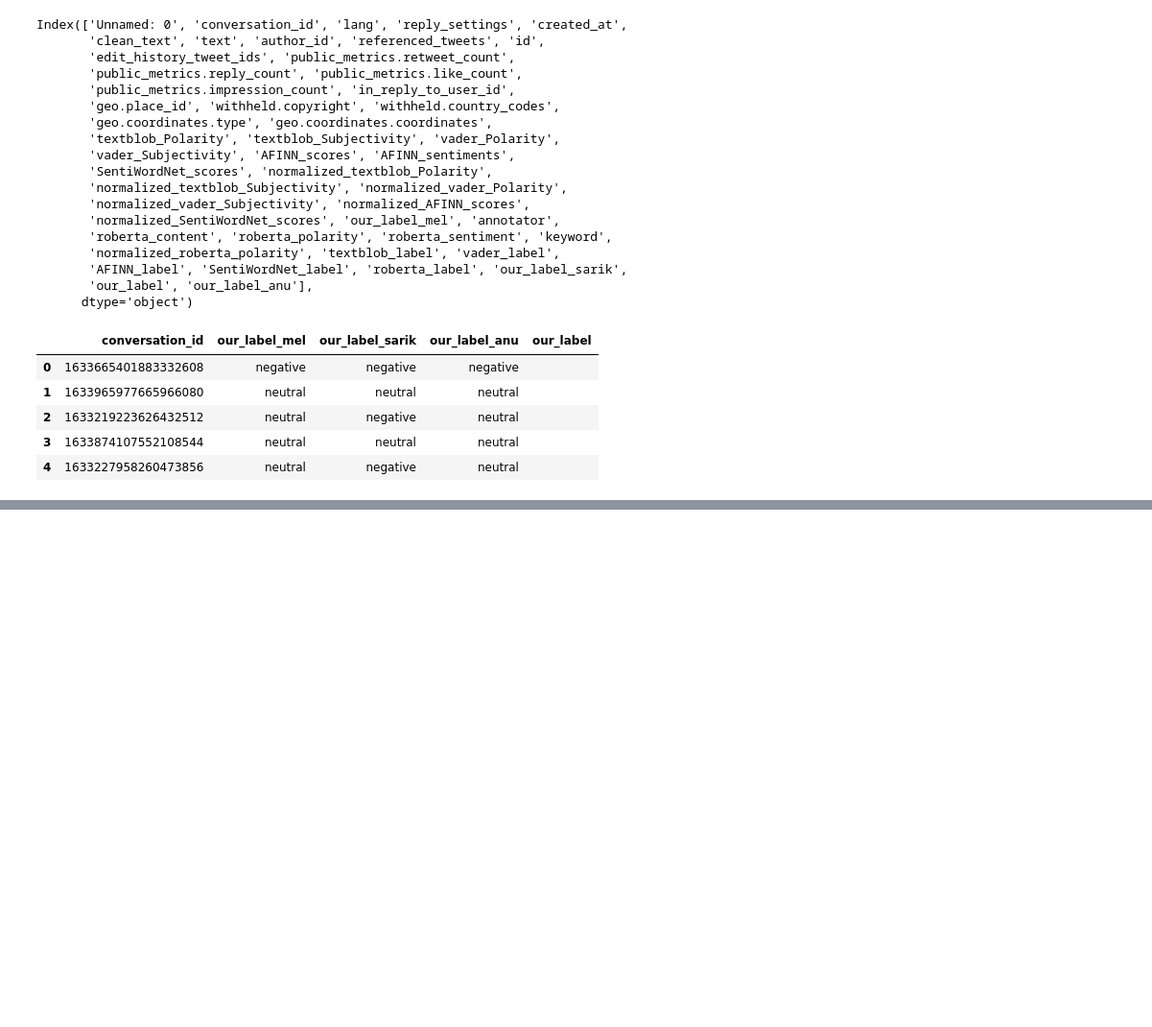
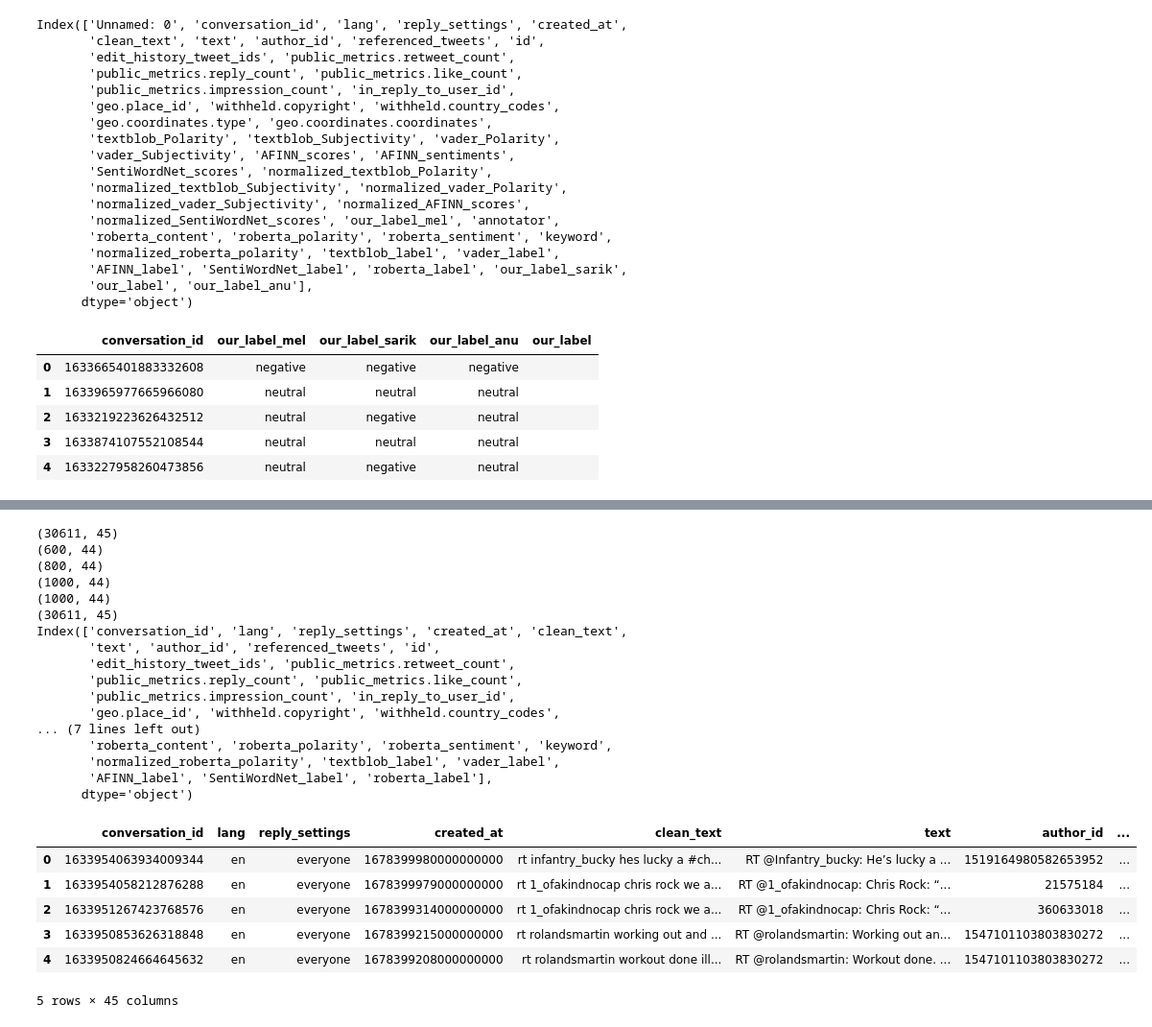
Before and after one commit to sareek/NLP_on_Social_Media_Data, a Jupyter notebook: src/melissa/IAA.ipynb, the cells around one changed output, grey strips where cells are left out. Shown at 96% size. Drawn from its saved outputs; the diff is of its cells as text; code cells hidden in the pictures; blank space fills up the shorter version.

Commit message:
merge our annotations

```diff
--- a/src/melissa/IAA.ipynb
+++ b/src/melissa/IAA.ipynb
@@ -213,0 +252,56 @@ Our combinations (including the vote):
+# %%
+big_df = pd.read_json('../../data/five_models_normalized_categorical_2023-04-17_23.29.43.888250.json')
+assert big_df.loc[big_df['our_label'].isna()].shape[0] == big_df.shape[0] - 300
+print(big_df.shape)
+
+# merge mel labels
+big_df.set_index('conversation_id', inplace=True)
+big_df.update(mel_df.set_index('conversation_id'))
+print(big_df.loc[~big_df['our_label'].isna()].shape)
+
+# merge anu
+big_df.update(anu_df.set_index('conversation_id'))
+print(big_df.loc[~big_df['our_label'].isna()].shape)
+
+# merge sarik
+big_df.update(sarik_df.set_index('conversation_id'))
+print(big_df.loc[~big_df['our_label'].isna()].shape)
+
+# merge the vote
+big_df.update(iaa_df.set_index('conversation_id'))
+print(big_df.loc[~big_df['our_label'].isna()].shape)
+
+
+#big_df.rename_index('conversation_id').reset_index()
+big_df.reset_index().rename(columns={big_df.index.name:'conversation_id'})
+big_df.reset_index(inplace=True)
+big_df['conversation_id'] = big_df['conversation_id'].astype(str)
+print(big_df.shape)
+
+print(big_df.columns)
+big_df.head()
+# %% [output]
+(30611, 45)
+(600, 44)
+(800, 44)
+(1000, 44)
+(1000, 44)
+(30611, 45)
+Index(['conversation_id', 'lang', 'reply_settings', 'created_at', 'clean_text',
+       'text', 'author_id', 'referenced_tweets', 'id',
+       'edit_history_tweet_ids', 'public_metrics.retweet_count',
+       'public_metrics.reply_count', 'public_metrics.like_count',
+       'public_metrics.impression_count', 'in_reply_to_user_id',
+       'geo.place_id', 'withheld.copyright', 'withheld.country_codes',
+... (7 lines left out)
+       'roberta_content', 'roberta_polarity', 'roberta_sentiment', 'keyword',
+       'normalized_roberta_polarity', 'textblob_label', 'vader_label',
+       'AFINN_label', 'SentiWordNet_label', 'roberta_label'],
+      dtype='object')
+|  | conversation_id | lang | reply_settings | created_at | clean_text | text | author_id | ... |
+| 0 | 1633954063934009344 | en | everyone | 1678399980000000000 | rt infantry_bucky hes lucky a #ch... | RT @Infantry_bucky: He’s lucky a ... | 1519164980582653952 | ... |
+| 1 | 1633954058212876288 | en | everyone | 1678399979000000000 | rt 1_ofakindnocap chris rock we a... | RT @1_ofakindnocap: Chris Rock: “... | 21575184 | ... |
+| 2 | 1633951267423768576 | en | everyone | 1678399314000000000 | rt 1_ofakindnocap chris rock we a... | RT @1_ofakindnocap: Chris Rock: “... | 360633018 | ... |
+| 3 | 1633950853626318848 | en | everyone | 1678399215000000000 | rt rolandsmartin working out and ... | RT @rolandsmartin: Working out an... | 1547101103803830272 | ... |
+| 4 | 1633950824664645632 | en | everyone | 1678399208000000000 | rt rolandsmartin workout done ill... | RT @rolandsmartin: Workout done. ... | 1547101103803830272 | ... |
+5 rows × 45 columns
```
Also changed, not shown: parts of 22 cells of this notebook, 4 other files.
